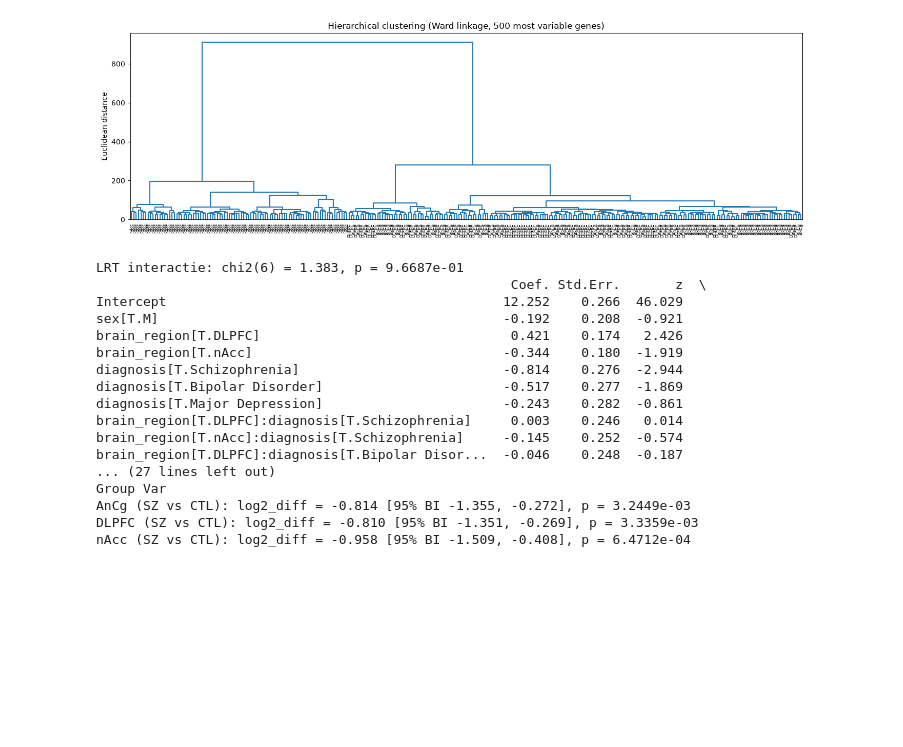
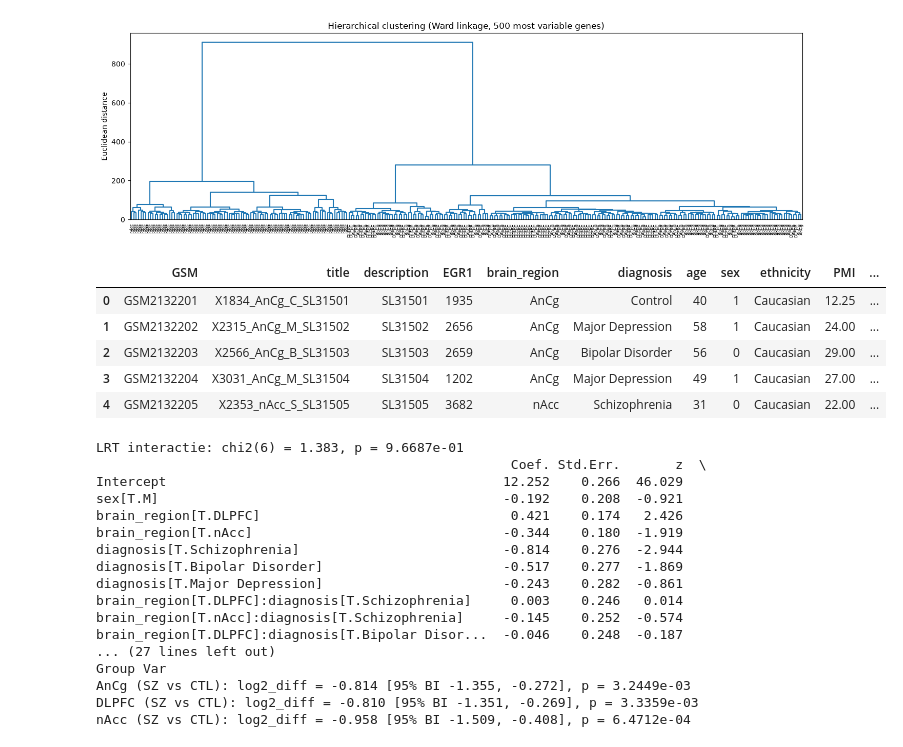
Before and after one commit to margohemerijckx/Group_project_LSABD, a Jupyter notebook: Code/group project-checkpoint.ipynb, the cells around one changed output. Drawn from its saved outputs; the diff is of its cells as text; code cells hidden in the pictures; blank space fills up the shorter version.

```diff
--- a/Code/group project-checkpoint.ipynb
+++ b/Code/group project-checkpoint.ipynb
@@ -257,6 +257,39 @@ Number of genes after filtering: 26891
 [figure]
 [figure]
 [figure]
+# %%
+# Extract EGR1 from the count matrix
+egr1 = counts.loc["ENSG00000120738"].reset_index()
+egr1.columns = ["description", "EGR1"]
+
+# Merge EGR1 expression values with the metadata table
+meta_egr1 = meta.merge(egr1, on="description", how="left")
+
+# Move the EGR1 column so that it appears between
+# 'description' and 'brain_region'
+cols = list(meta_egr1.columns)
+
+# Remove EGR1 from its current position
+cols.remove("EGR1")
+
+# Find the position of the description column
+idx = cols.index("description")
+
+# Insert EGR1 immediately after description
+cols.insert(idx + 1, "EGR1")
+
+# Apply the new column order
+meta_egr1 = meta_egr1[cols]
+
+# Display the first rows
+meta_egr1.head()
+# %% [output]
+|  | GSM | title | description | EGR1 | brain_region | diagnosis | age | sex | ethnicity | PMI | ... |
+| 0 | GSM2132201 | X1834_AnCg_C_SL31501 | SL31501 | 1935 | AnCg | Control | 40 | 1 | Caucasian | 12.25 | ... |
+| 1 | GSM2132202 | X2315_AnCg_M_SL31502 | SL31502 | 2656 | AnCg | Major Depression | 58 | 1 | Caucasian | 24.00 | ... |
+| 2 | GSM2132203 | X2566_AnCg_B_SL31503 | SL31503 | 2659 | AnCg | Bipolar Disorder | 56 | 0 | Caucasian | 29.00 | ... |
+| 3 | GSM2132204 | X3031_AnCg_M_SL31504 | SL31504 | 1202 | AnCg | Major Depression | 49 | 1 | Caucasian | 27.00 | ... |
+| 4 | GSM2132205 | X2353_nAcc_S_SL31505 | SL31505 | 3682 | nAcc | Schizophrenia | 31 | 0 | Caucasian | 22.00 | ... |
 # %%
 # Library size distribution:
 # The total number of counts per sample varies substantially (approximately
```
Also changed, not shown: 1 other file.
